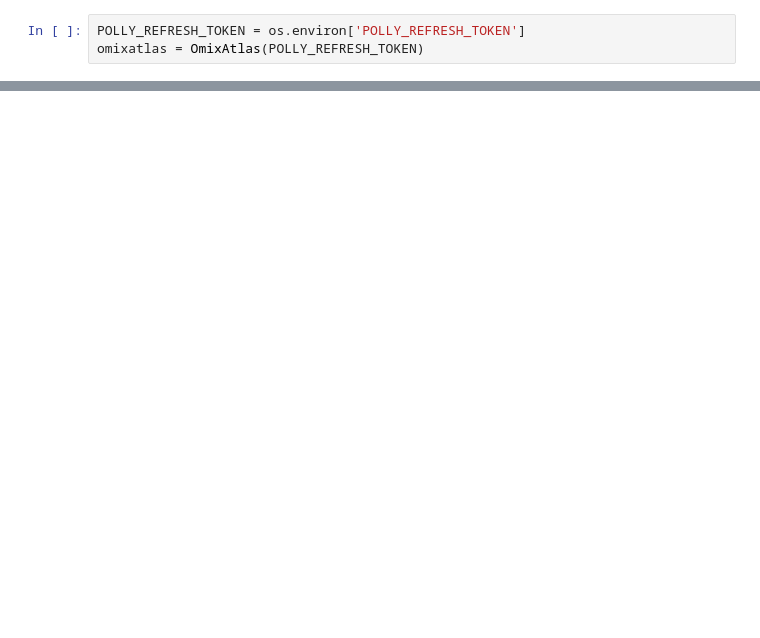
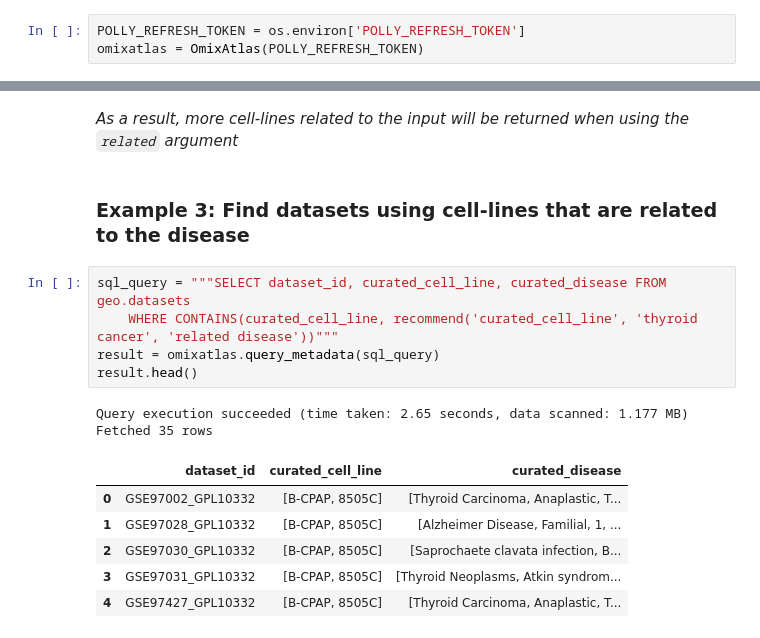
Before and after one commit to ElucidataInc/polly-python, a Jupyter notebook: Discover/ontology_recommendations_disease_tissue.ipynb, the cells around one changed output, grey strips where cells are left out. Cells and saved outputs as stored; diff of their text form; blank space fills up the shorter version.

```diff
--- a/Discover/ontology_recommendations_disease_tissue.ipynb
+++ b/Discover/ontology_recommendations_disease_tissue.ipynb
@@ -278,0 +177,18 @@ Fetched 77 rows
+# %% [markdown]
+*As a result, more cell-lines related to the input will be returned when using the `related` argument*
+# %% [markdown]
+### Example 3: Find datasets using cell-lines that are related to the disease
+# %%
+sql_query = """SELECT dataset_id, curated_cell_line, curated_disease FROM geo.datasets
+    WHERE CONTAINS(curated_cell_line, recommend('curated_cell_line', 'thyroid cancer', 'related disease'))"""
+result = omixatlas.query_metadata(sql_query)
+result.head()
+# %% [output]
+Query execution succeeded (time taken: 2.65 seconds, data scanned: 1.177 MB)
+Fetched 35 rows
+|  | dataset_id | curated_cell_line | curated_disease |
+| 0 | GSE97002_GPL10332 | [B-CPAP, 8505C] | [Thyroid Carcinoma, Anaplastic, T... |
+| 1 | GSE97028_GPL10332 | [B-CPAP, 8505C] | [Alzheimer Disease, Familial, 1, ... |
+| 2 | GSE97030_GPL10332 | [B-CPAP, 8505C] | [Saprochaete clavata infection, B... |
+| 3 | GSE97031_GPL10332 | [B-CPAP, 8505C] | [Thyroid Neoplasms, Atkin syndrom... |
+| 4 | GSE97427_GPL10332 | [B-CPAP, 8505C] | [Thyroid Carcinoma, Anaplastic, T... |
```
Also changed, not shown: parts of 57 cells of this notebook.
